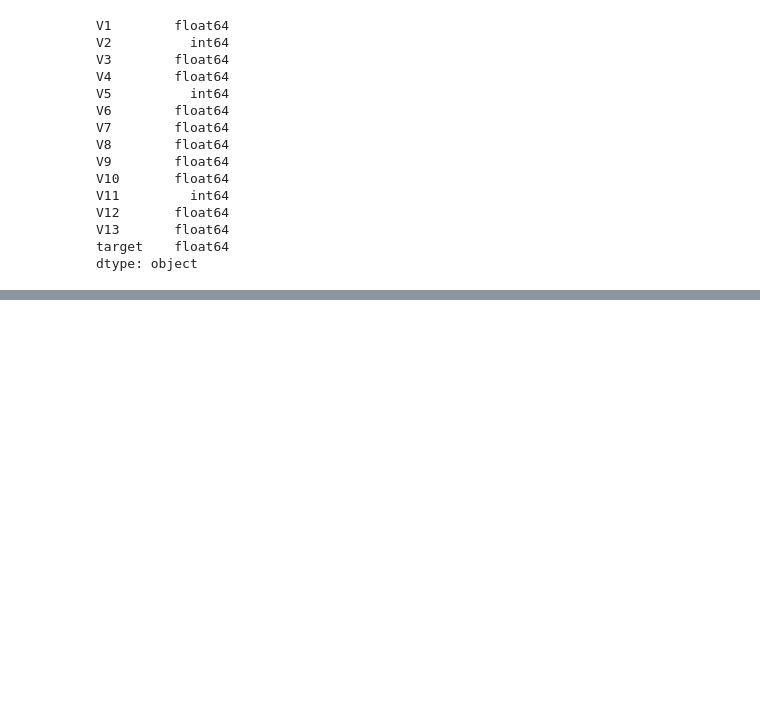
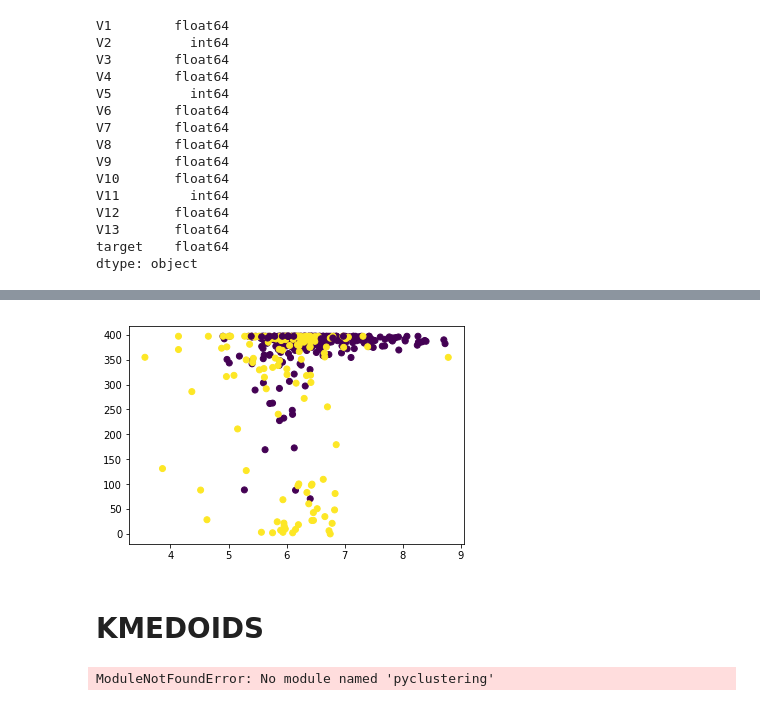
Before and after one commit to GiuDuncan/dataScienceP2, a Jupyter notebook: T2-2.ipynb, the cells around one changed output, grey strips where cells are left out. Cells and saved outputs as stored; diff of their text form; code cells hidden in the pictures; blank space fills up the shorter version.

```diff
--- a/T2-2.ipynb
+++ b/T2-2.ipynb
@@ -53,0 +90,19 @@ dtype: object
+# %%
+plt.scatter(X.V3, X.V6, c=y_pred)
+
+plt.show()
+# %% [output]
+[figure, added]
+# %% [markdown]
+# KMEDOIDS
+# %%
+from pyclustering.cluster.kmedoids import kmedoids
+from pyclustering.utils.metric import distance_metric, type_metric
+num_clusters = 3
+
+start_medoids_indexes = np.random.randint(0, X.shape[0], num_clusters)
+
+# Alguns valores em type_metric: EUCLIDEAN, EUCLIDEAN_SQUARE, MANHATTAN, MINKOWSKI, CHEBYSHEV
+metric = distance_metric(type_metric.MANHATTAN)
+# %% [output]
+ModuleNotFoundError: No module named 'pyclustering'
```
Also changed, not shown: parts of 7 cells of this notebook.
